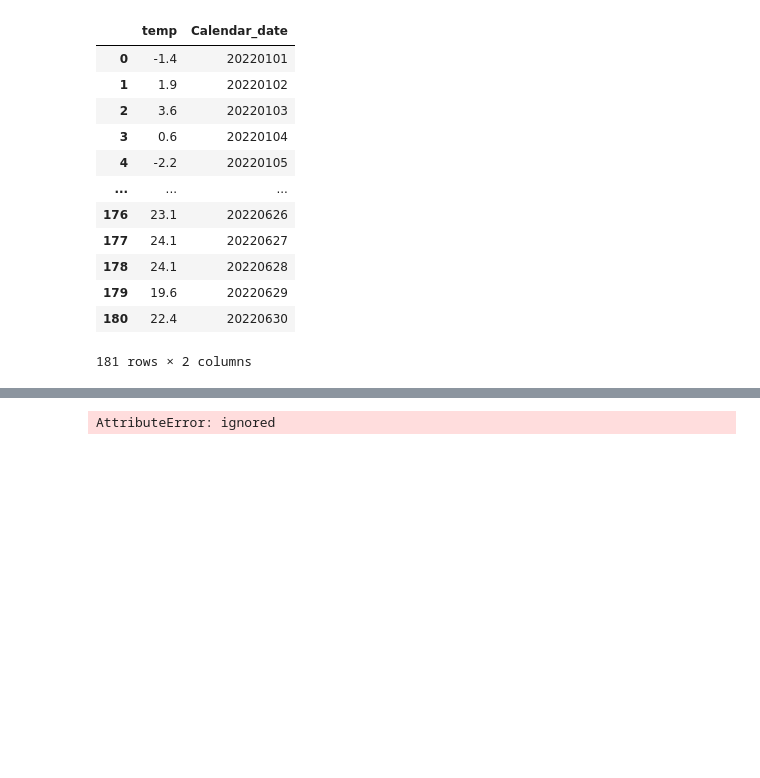
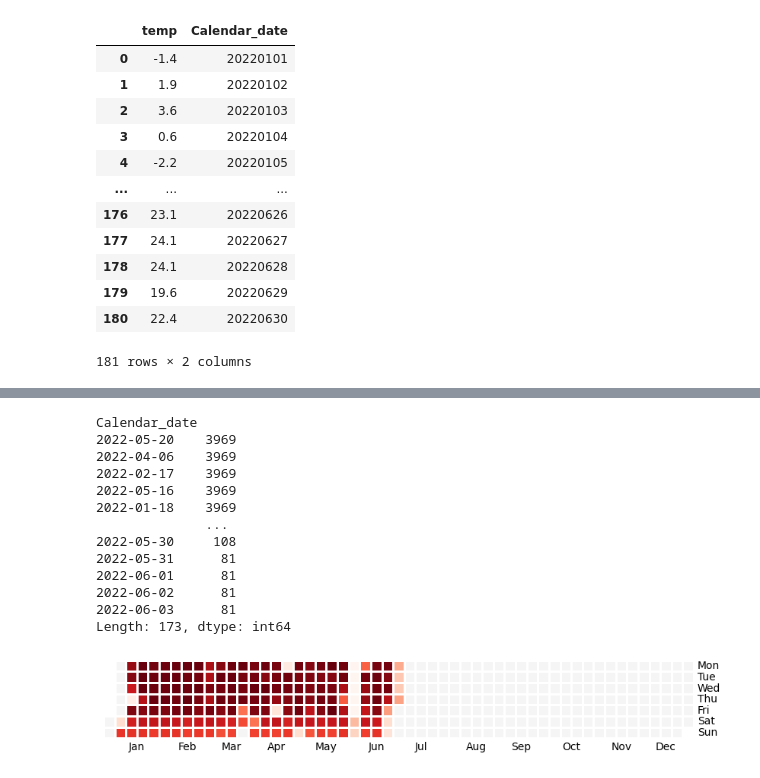
Before and after one commit to Fmazin/AI_Project, a Jupyter notebook: code/main_project_flow.ipynb, the cells around one changed output, grey strips where cells are left out. Cells and saved outputs as stored; diff of their text form; code cells hidden in the pictures; blank space fills up the shorter version.

```diff
--- a/code/main_project_flow.ipynb
+++ b/code/main_project_flow.ipynb
@@ -40,3 +40,4 @@ Stockholmtemp2022.drop(columns=["date"])
 Stockholmtemp2022["Calendar_date"] = Stockholmtemp2022["Calendar_date"].astype(int)
 df = pd.merge(df, Stockholmtemp2022, on='Calendar_date')
 df.drop(columns=['date'])
+df["Calendar_date"] = pd.to_datetime(df['Calendar_date'], format='%Y%m%d')
@@ -57,27 +44,24 @@ df.drop(columns=['date'])
 # %%
 days = np.unique(df[['Calendar_date']].values.ravel())
-# %%
-df['Calendar_date'] = pd.to_datetime(df['Calendar_date'])
-calendar_data = df.set_index('date')['arrival_delay']
-fig, ax = calmap.calendarplot(calendar_data,
-                              year = 2022,
-                              cmap='YlGn',
-                              fillcolor='gray_r',
-                              yearlabel_kws={'color': 'black', 'fontsize': 12})
-
-cax = calmap.yearplot(calendar_data, year=2022, ax=ax[0], cmap='YlGn')
-cax.set_ylabel('Arrival Delay', fontsize=12)
-
-# Customize the color bar
-cb = plt.colorbar(cax.get_children()[1], ax=cax, orientation='horizontal')
-cb.set_label('Arrival Delay', fontsize=12)
-
-# Set axis labels and title
-ax[0].set_xlabel('Month', fontsize=12)
-ax[0].set_ylabel('Year', fontsize=12)
-ax[0].set_title('Calendar Heatmap of Delays', fontsize=14)
-
-plt.tight_layout()
-plt.show()
-# %% [output]
-AttributeError: ignored
+# %%
+#higher frequency = more buses (or data measurements) that day
+df['Calendar_date'] = pd.to_datetime(df['Calendar_date'])
+date_freq = df.value_counts('Calendar_date')
+plt.figure(figsize=(10,5))
+calmap.yearplot(date_freq, year = 2022)
+date_freq
+# %% [output]
+Calendar_date
+2022-05-20    3969
+2022-04-06    3969
+2022-02-17    3969
+2022-05-16    3969
+2022-01-18    3969
+              ...
+2022-05-30     108
+2022-05-31      81
+2022-06-01      81
+2022-06-02      81
+2022-06-03      81
+Length: 173, dtype: int64
+[figure, added]
```
Also changed, not shown: parts of 3 cells of this notebook.
